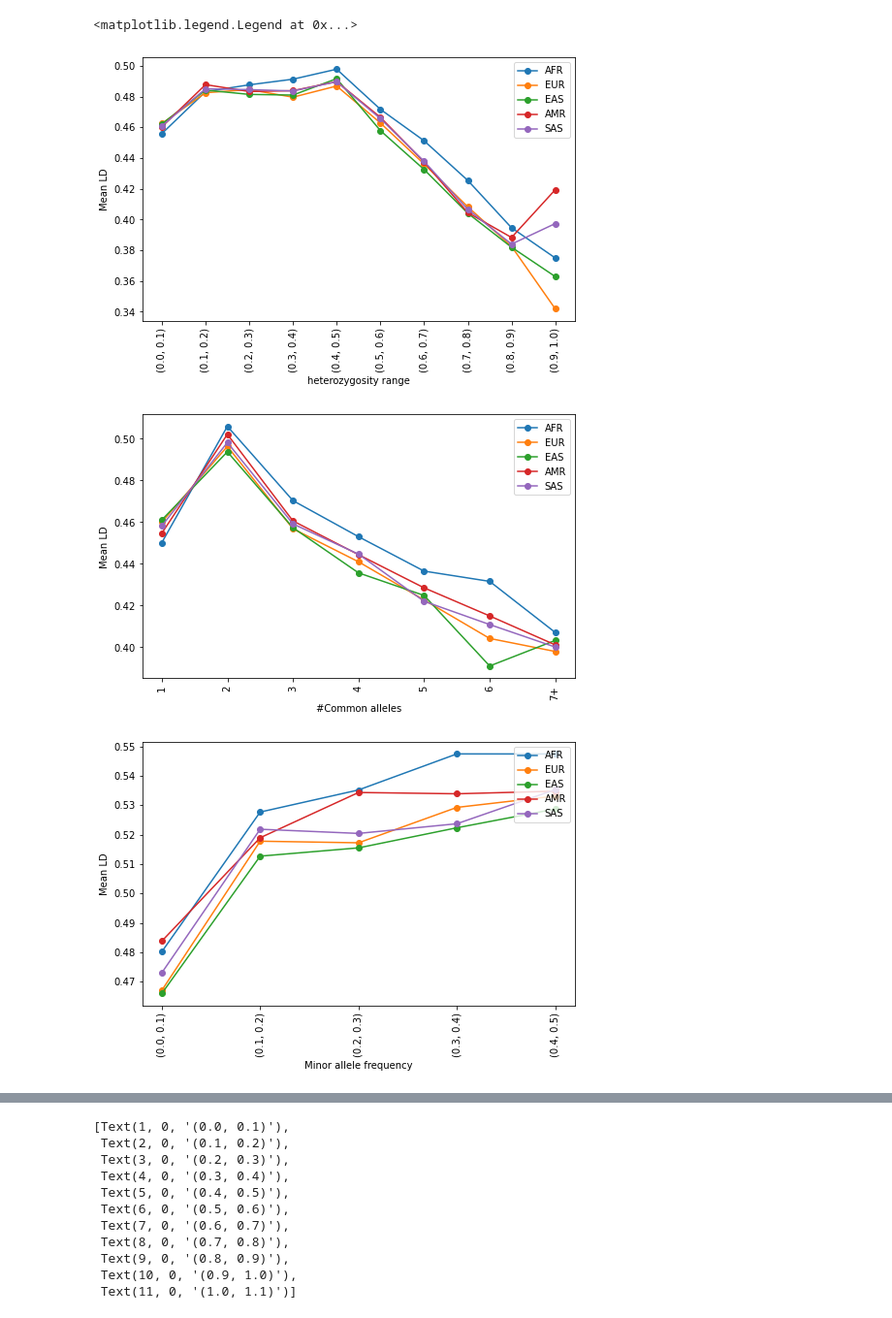
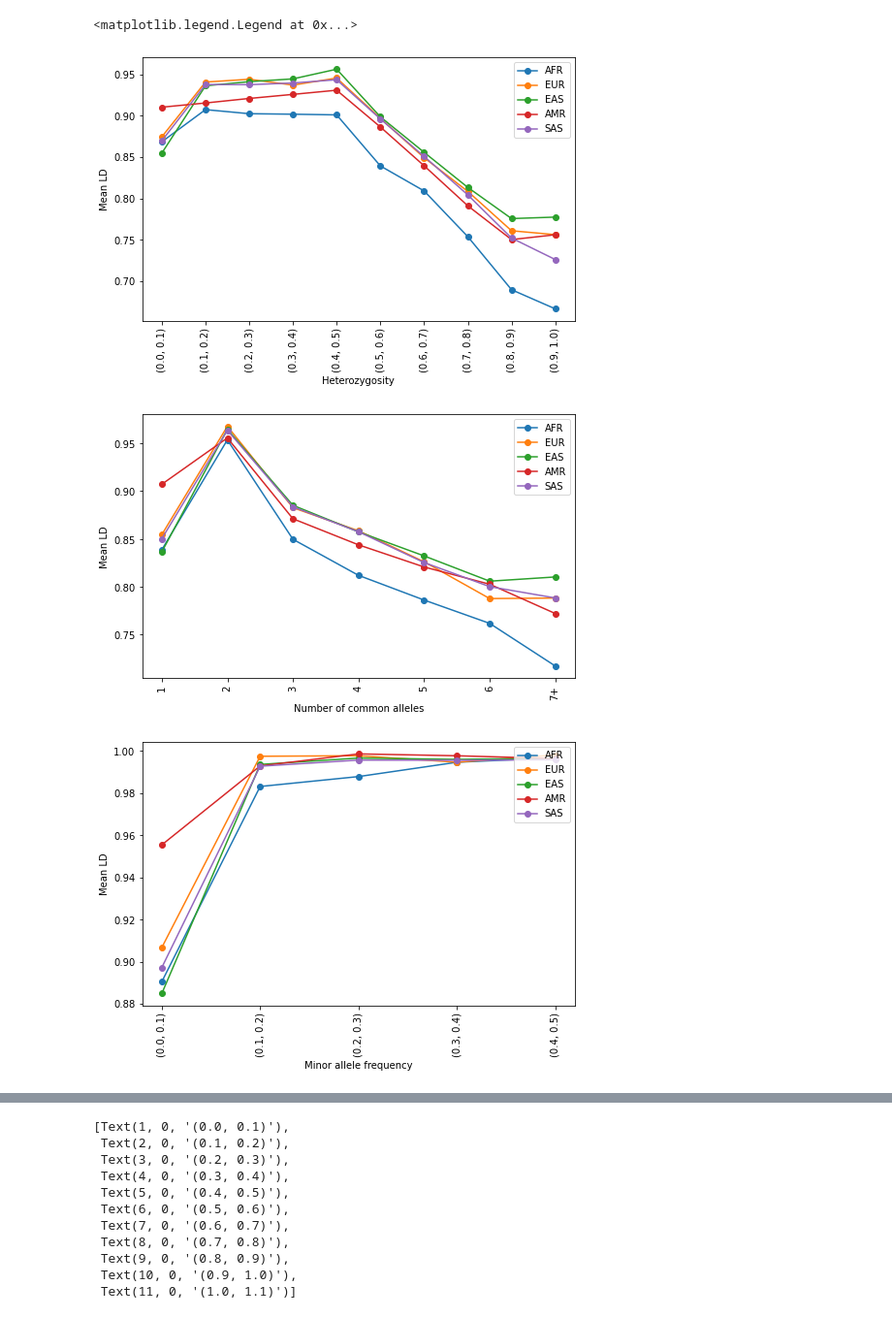
Before and after one commit to gymreklab/1000Genomes-TR-Analysis, a Jupyter notebook: phasing/tagging/tag_analysis.ipynb, the cells around one changed output, grey strips where cells are left out. Shown at 97% size. Cells and saved outputs as stored; diff of their text form; code cells hidden in the pictures.

```diff
--- a/phasing/tagging/tag_analysis.ipynb
+++ b/phasing/tagging/tag_analysis.ipynb
@@ -2,14 +2,20 @@
 import pandas as pd
 import matplotlib.pyplot as plt
 import numpy as np
+import matplotlib
+matplotlib.rcParams['pdf.fonttype'] = 42
+matplotlib.rcParams['ps.fonttype'] = 42
 # %%
-tags = pd.DataFrame(columns = ['chrom', 'str_pos', 'snp_pos', 'LD'])
-for i in range(10):
-    df = pd.read_csv(f"chr21_{i}_tag_info.txt", sep = "\t", header = None)
-    df.columns = ['chrom', 'str_pos', 'snp_pos', 'LD']
-    tags = pd.concat([tags,df])
-tags['abs_LD'] = tags['LD'].abs()
-tags.to_csv("SNP_tags_chr21.csv", sep=",", index=False)
+pops = ['AFR', 'EUR', 'EAS', 'AMR', 'SAS']
+tag_dict = {}
+for pop in pops:
+    tags = pd.DataFrame(columns = ['chrom', 'str_pos', 'snp_pos', 'LD'])
+    for i in range(10):
+        df = pd.read_csv(f"files/chr21_{i}_{pop}_tag_info_corrected.txt", sep = "\t", header = None)
+        df.columns = ['chrom', 'str_pos', 'snp_pos', 'LD']
+        tags = pd.concat([tags,df])
+    tags['abs_LD'] = tags['LD'].abs()
+    tag_dict[pop] = tags
 # %%
 def common_alleles(afreqs):
     if afreqs == ".":
@@ -32,7 +38,7 @@ def minor_allele(afreqs):
         return min(freq1, freq2)
     return np.nan
 
-pops = ['AFR', 'EUR', 'EAS', 'AMR', 'SAS']
+
 
 fig, ax = plt.subplots(figsize=(8, 5))
 fig2, ax2 = plt.subplots(figsize=(8, 5))
@@ -57,6 +63,7 @@ for i in range(len(pops)):
     stats['common_alleles'] = stats.apply(lambda x: common_alleles(x['afreq-1']), axis = 1)
     stats['minor_allele'] = stats.apply(lambda x: minor_allele(x['afreq-1']), axis = 1)
 
+    tags = tag_dict[pop]
     stats_tags = pd.merge(stats, tags, left_on = ['chrom','start'], right_on = ['chrom', 'str_pos'])
     stats_tags_grouped = stats_tags.groupby("common_alleles", as_index=False).agg({'abs_LD': np.mean})
     plus_7 = np.mean(stats_tags[stats_tags['common_alleles'] > 6]['abs_LD'])
@@ -79,36 +86,36 @@ for i in range(len(pops)):
 
     for index,row in stats_tags.iterrows():
         if ~np.isnan(row['minor_allele']):
             minor_allele_dict[min(int(row['minor_allele'] * 10),4)].append(row['abs_LD'])
 
     for key in minor_allele_dict:
         minor_allele_dict[key] = np.nanmean(minor_allele_dict[key])
 
 
     ax.plot(het_dict.keys(), het_dict.values(), marker= "o", label = pop)
     ax2.plot(stats_tags_grouped.common_alleles, stats_tags_grouped.abs_LD, marker= "o", label = pop)
     ax3.plot(minor_allele_dict.keys(), minor_allele_dict.values(), marker= "o", label = pop)
 
 ax.xaxis.set_ticks(np.arange(0, 10, 1))
 ax.set_xticklabels(keys,rotation='vertical')
 ax.set_ylabel("Mean LD")
-ax.set_xlabel("heterozygosity range")
+ax.set_xlabel("Heterozygosity")
 ax.legend(loc="upper right")
 
 ax2.xaxis.set_ticks(np.arange(1, 8, 1))
 ax2.set_xticklabels([str(x) for x in np.arange(1, 7, 1)] + ["7+"] ,rotation='vertical')
 ax2.set_ylabel("Mean LD")
-ax2.set_xlabel("#Common alleles")
+ax2.set_xlabel("Number of common alleles")
 ax2.legend(loc="upper right")
-
+fig2.savefig("pdfs/common_allele_vs_LD.pdf", dpi=1200)
 
 ax3.xaxis.set_ticks(np.arange(0, 5, 1))
 ax3.set_xticklabels(ma_keys,rotation='vertical')
 ax3.set_ylabel("Mean LD")
 ax3.set_xlabel("Minor allele frequency")
 ax3.legend(loc="upper right")
 # %% [output]
 <matplotlib.legend.Legend at 0x...>
-[figure, old version]
+[figure, new version]
-[figure, old version]
+[figure, new version]
-[figure, old version]
+[figure, new version]
```
Also changed, not shown: parts of 3 cells of this notebook, 3 other files.
